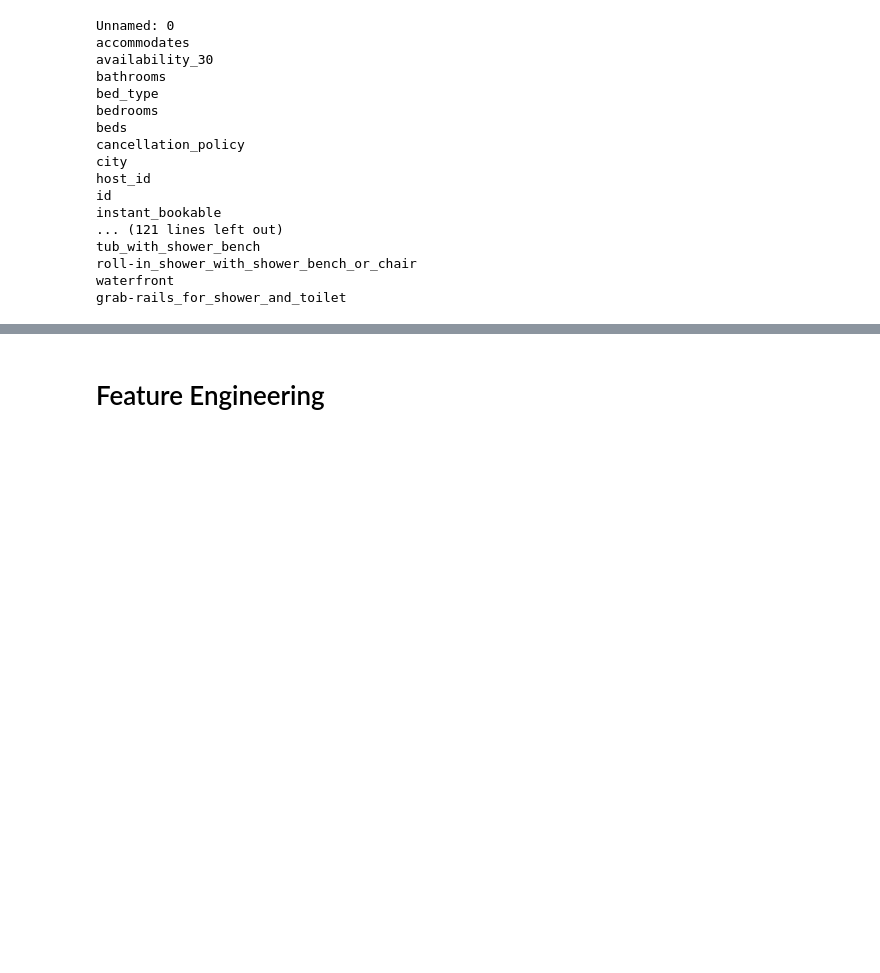
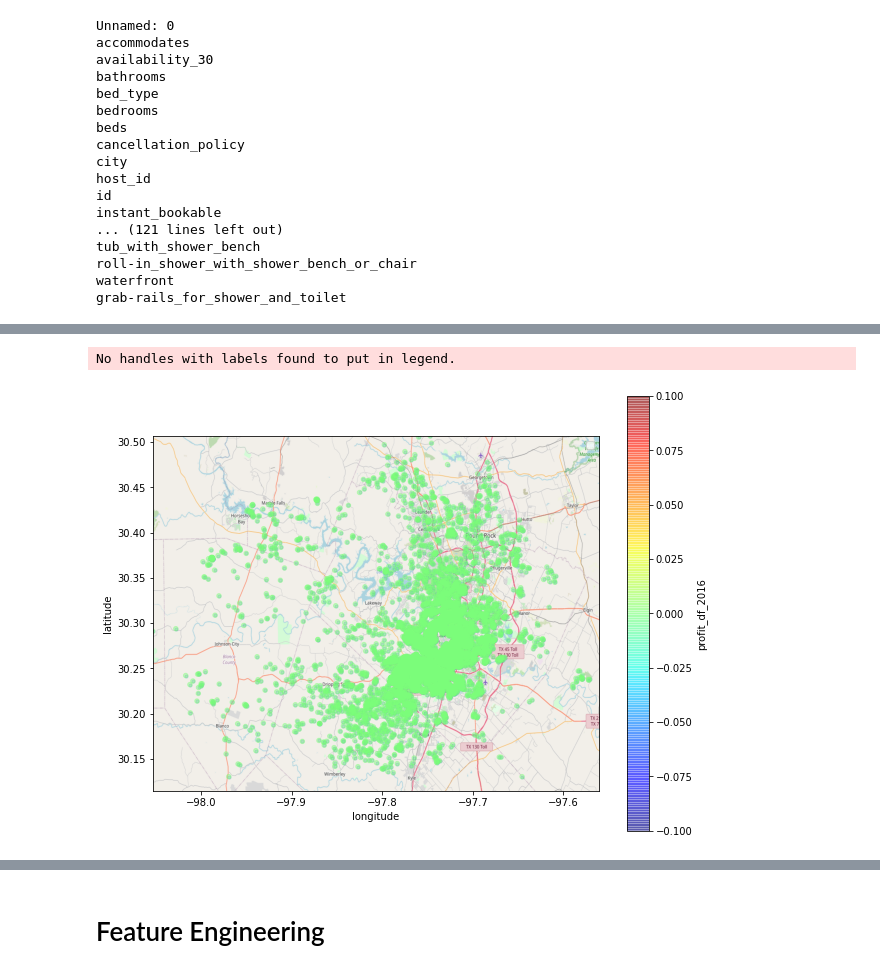
Before and after one commit to H-H2648/datathon_summer_2021, a Jupyter notebook: EDA.ipynb, the cells around one changed output, grey strips where cells are left out. Saved outputs shown, nothing was run; the diff lists cells and outputs as text; code cells hidden in the pictures; blank space fills up the shorter version.

```diff
--- a/EDA.ipynb
+++ b/EDA.ipynb
@@ -473,0 +909,18 @@ listings_df = listings_df.drop(['Unnamed: 0', 'Unnamed: 28'],axis=1)
+# %%
+plt.figure(figsize=(10,8))
+austin=  plt.imread('./images/austin.png')
+plt.imshow(austin,zorder=0,extent= [-98.05355280750835,
+-97.5606217543175,
+30.11488211103231,
+30.506687918407177])
+ax = plt.gca()
+austin = listings_df[listings_df.metropolitan == 'austin']
+austin = austin[austin.price < 600]
+ax.scatter(austin.longitude, austin.latitude, zorder=1, alpha= 0.2, s=10, cmap=plt.get_cmap('jet'))
+austin.plot(kind='scatter', x='longitude', y='latitude', c='profit_df_2016', ax=ax,
+                  cmap=plt.get_cmap('jet'), colorbar=True, alpha=0.4, figsize=(10,8))
+plt.legend()
+plt.show()
+# %% [output]
+No handles with labels found to put in legend.
+[figure, added]
```
Also changed, not shown: parts of 43 cells of this notebook.
